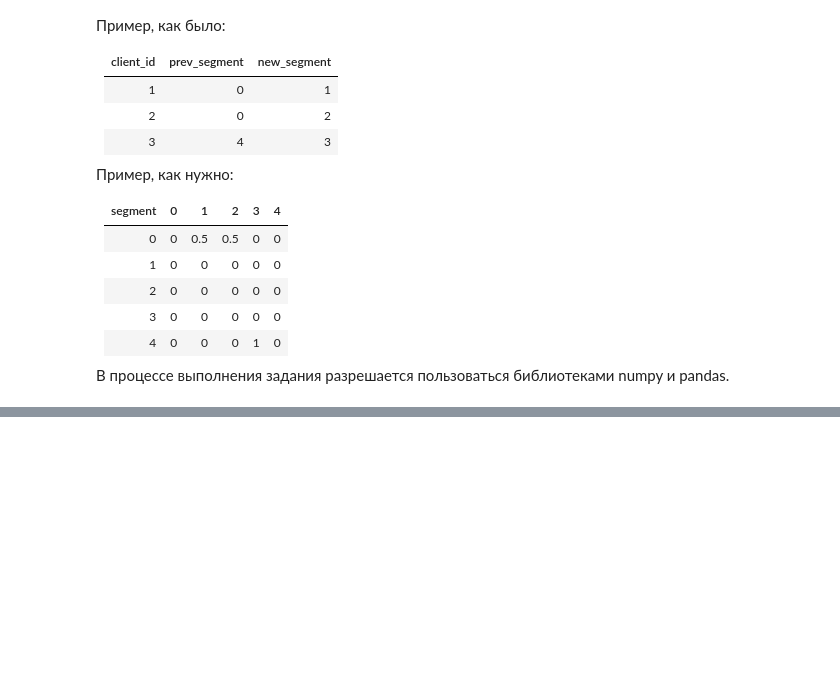
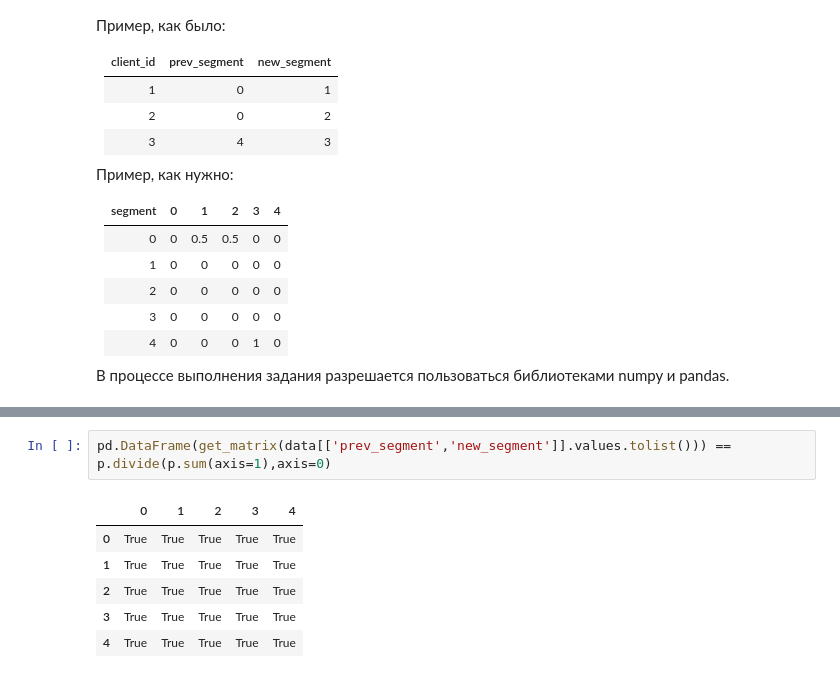
Before and after one commit to SergeyB81/Portfolio-DS, a Jupyter notebook: Тестовое CG/Bank-62-68/bank_ds_trainee_test_case.ipynb, the cells around one changed output, grey strips where cells are left out. Drawn from its saved outputs; the diff is of its cells as text; blank space fills up the shorter version.

```diff
--- a/Тестовое CG/Bank-62-68/bank_ds_trainee_test_case.ipynb
+++ b/Тестовое CG/Bank-62-68/bank_ds_trainee_test_case.ipynb
@@ -1125,0 +1270,9 @@ segment |0 | 1 | 2 | 3 | 4
+# %%
+pd.DataFrame(get_matrix(data[['prev_segment','new_segment']].values.tolist())) == p.divide(p.sum(axis=1),axis=0)
+# %% [output]
+|  | 0 | 1 | 2 | 3 | 4 |
+| 0 | True | True | True | True | True |
+| 1 | True | True | True | True | True |
+| 2 | True | True | True | True | True |
+| 3 | True | True | True | True | True |
+| 4 | True | True | True | True | True |
```
Also changed, not shown: parts of 30 cells of this notebook.
